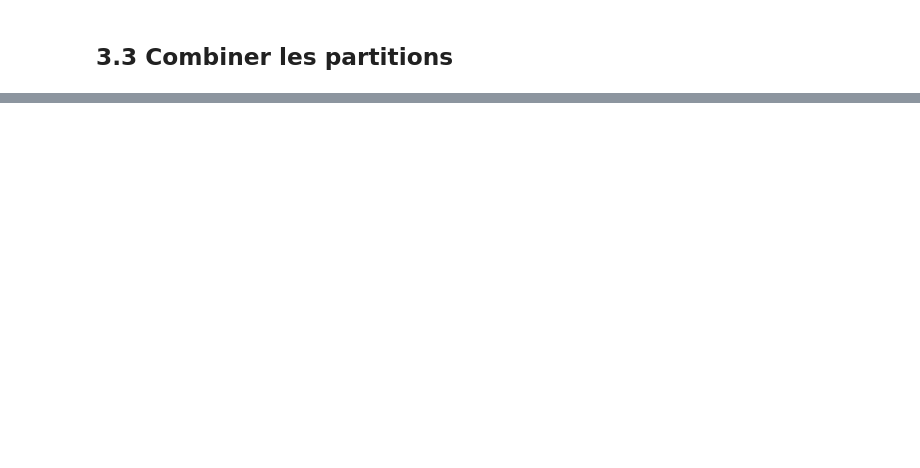
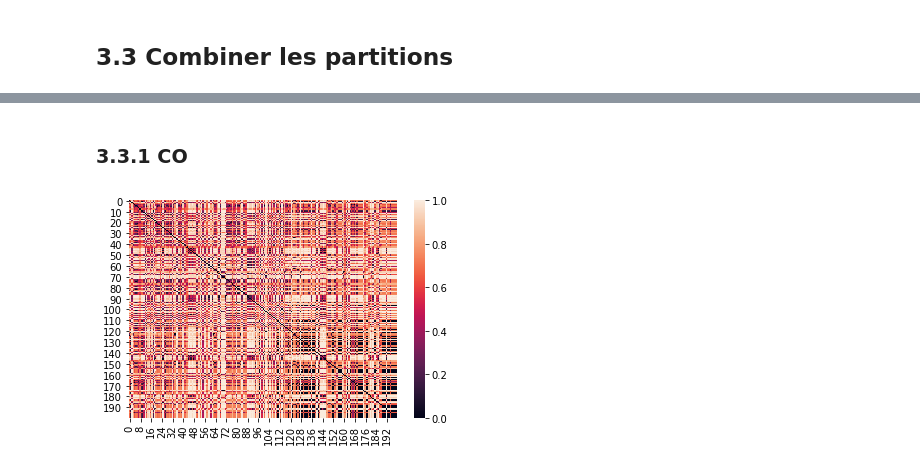
Before and after one commit to AchilleBaucher/confiance_diffusion, a Jupyter notebook: jupyter/organized_clustering.ipynb, the cells around one changed output, grey strips where cells are left out. Cells and saved outputs as stored; diff of their text form; code cells hidden in the pictures; blank space fills up the shorter version.

```diff
--- a/jupyter/organized_clustering.ipynb
+++ b/jupyter/organized_clustering.ipynb
@@ -226,0 +250,12 @@ TypeError: __init__() missing 1 required positional argument: 'x'
+# %%
+# Choix du nombre d'objets
+nb_obj = 1000
+objets = partitions.T[:nb_obj]
+# %% [markdown]
+### 3.3.1 CO
+# %%
+# Matrix
+co_matrix = pairwise_distances(objets,metric = lambda x,y : 1- sum(x==y)/len(x))
+sns.heatmap(co_matrix);
+# %% [output]
+[figure, added]
```
Also changed, not shown: parts of 19 cells of this notebook, 5 other files.
